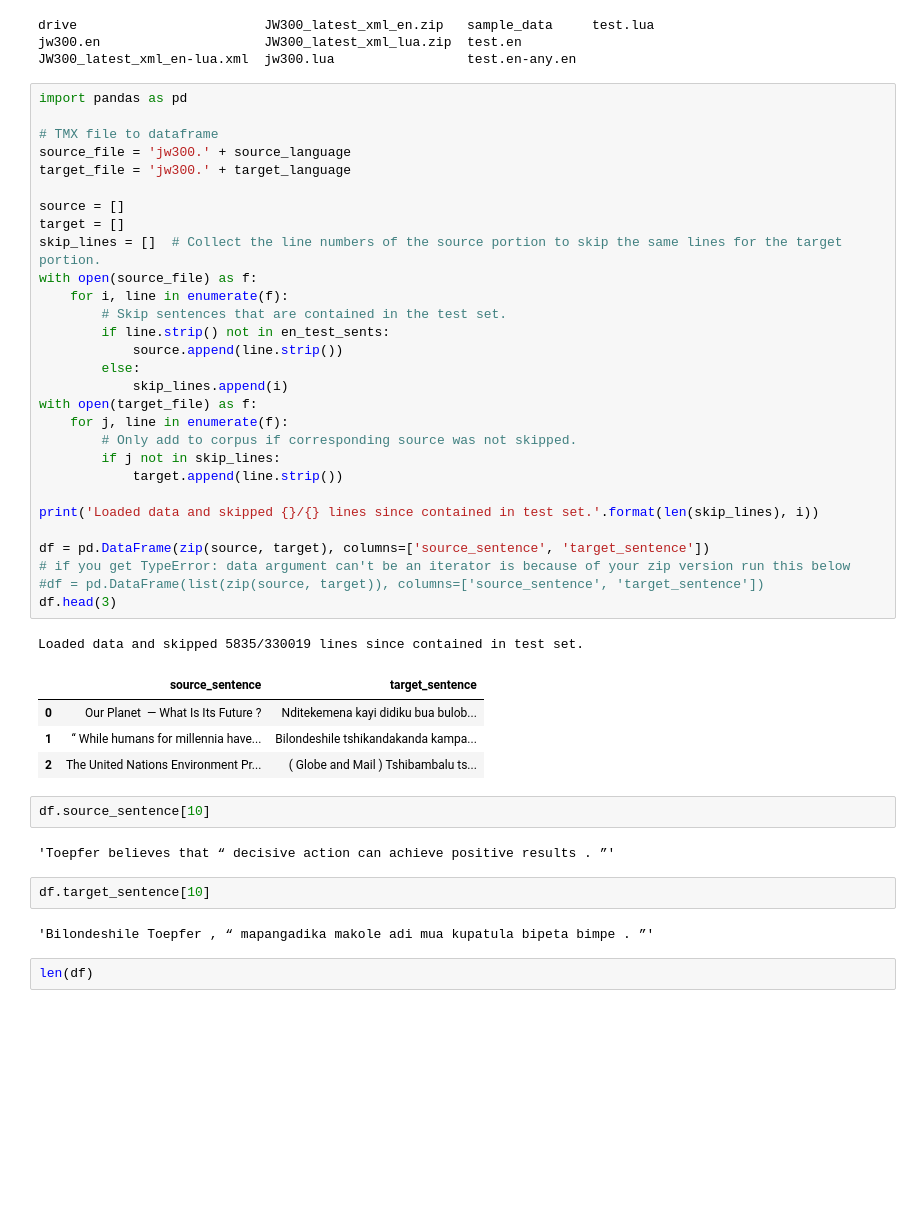
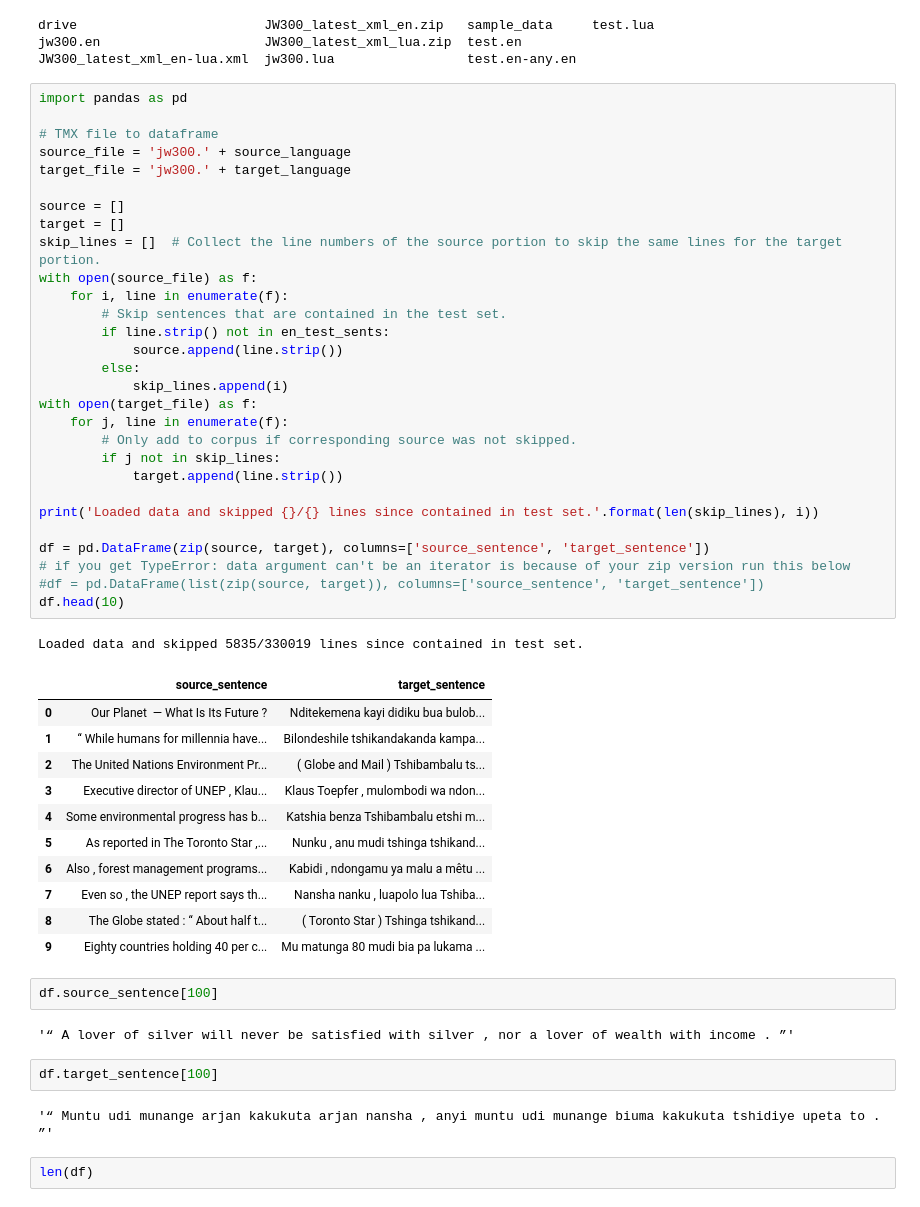
Before and after one commit to masakhane-io/masakhane-mt, a Jupyter notebook: en-lua/jw300-baseline/salomon_en_lua_notebook.ipynb, the cells around one changed output. Saved outputs shown, nothing was run; the diff lists cells and outputs as text; blank space fills up the shorter version.

```diff
--- a/en-lua/jw300-baseline/salomon_en_lua_notebook.ipynb
+++ b/en-lua/jw300-baseline/salomon_en_lua_notebook.ipynb
@@ -142,7 +144,7 @@ print('Loaded data and skipped {}/{} lines since contained in test set.'.format(
 df = pd.DataFrame(zip(source, target), columns=['source_sentence', 'target_sentence'])
 # if you get TypeError: data argument can't be an iterator is because of your zip version run this below
 #df = pd.DataFrame(list(zip(source, target)), columns=['source_sentence', 'target_sentence'])
-df.head(3)
+df.head(10)
 # %% [output]
 Loaded data and skipped 5835/330019 lines since contained in test set.
 |  | source_sentence | target_sentence |
@@ -150,13 +152,20 @@ Loaded data and skipped 5835/330019 lines since contained in test set.
 | 1 | “ While humans for millennia have... | Bilondeshile tshikandakanda kampa... |
 | 2 | The United Nations Environment Pr... | ( Globe and Mail ) Tshibambalu ts... |
+| 3 | Executive director of UNEP , Klau... | Klaus Toepfer , mulombodi wa ndon... |
+| 4 | Some environmental progress has b... | Katshia benza Tshibambalu etshi m... |
+| 5 | As reported in The Toronto Star ,... | Nunku , anu mudi tshinga tshikand... |
+| 6 | Also , forest management programs... | Kabidi , ndongamu ya malu a mêtu ... |
+| 7 | Even so , the UNEP report says th... | Nansha nanku , luapolo lua Tshiba... |
+| 8 | The Globe stated : “ About half t... | ( Toronto Star ) Tshinga tshikand... |
+| 9 | Eighty countries holding 40 per c... | Mu matunga 80 mudi bia pa lukama ... |
 # %%
-df.source_sentence[10]
+df.source_sentence[100]
 # %% [output]
-'Toepfer believes that “ decisive action can achieve positive results . ”'
+'“ A lover of silver will never be satisfied with silver , nor a lover of wealth with income . ”'
 # %%
-df.target_sentence[10]
+df.target_sentence[100]
 # %% [output]
-'Bilondeshile Toepfer , “ mapangadika makole adi mua kupatula bipeta bimpe . ”'
+'“ Muntu udi munange arjan kakukuta arjan nansha , anyi muntu udi munange biuma kakukuta tshidiye upeta to . ”'
 # %%
 len(df)
 # %% [output]
```
Also changed, not shown: parts of 13 cells of this notebook.
